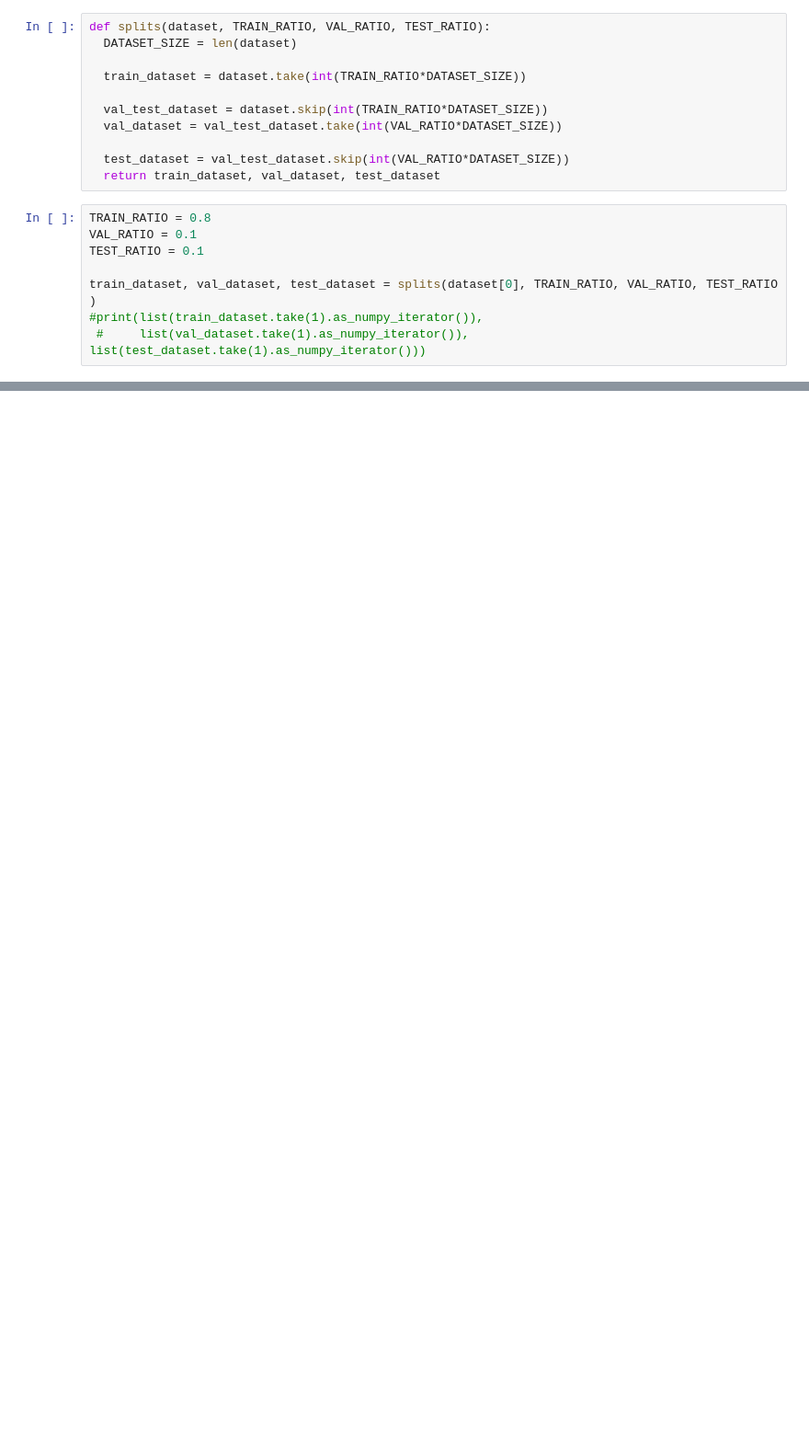
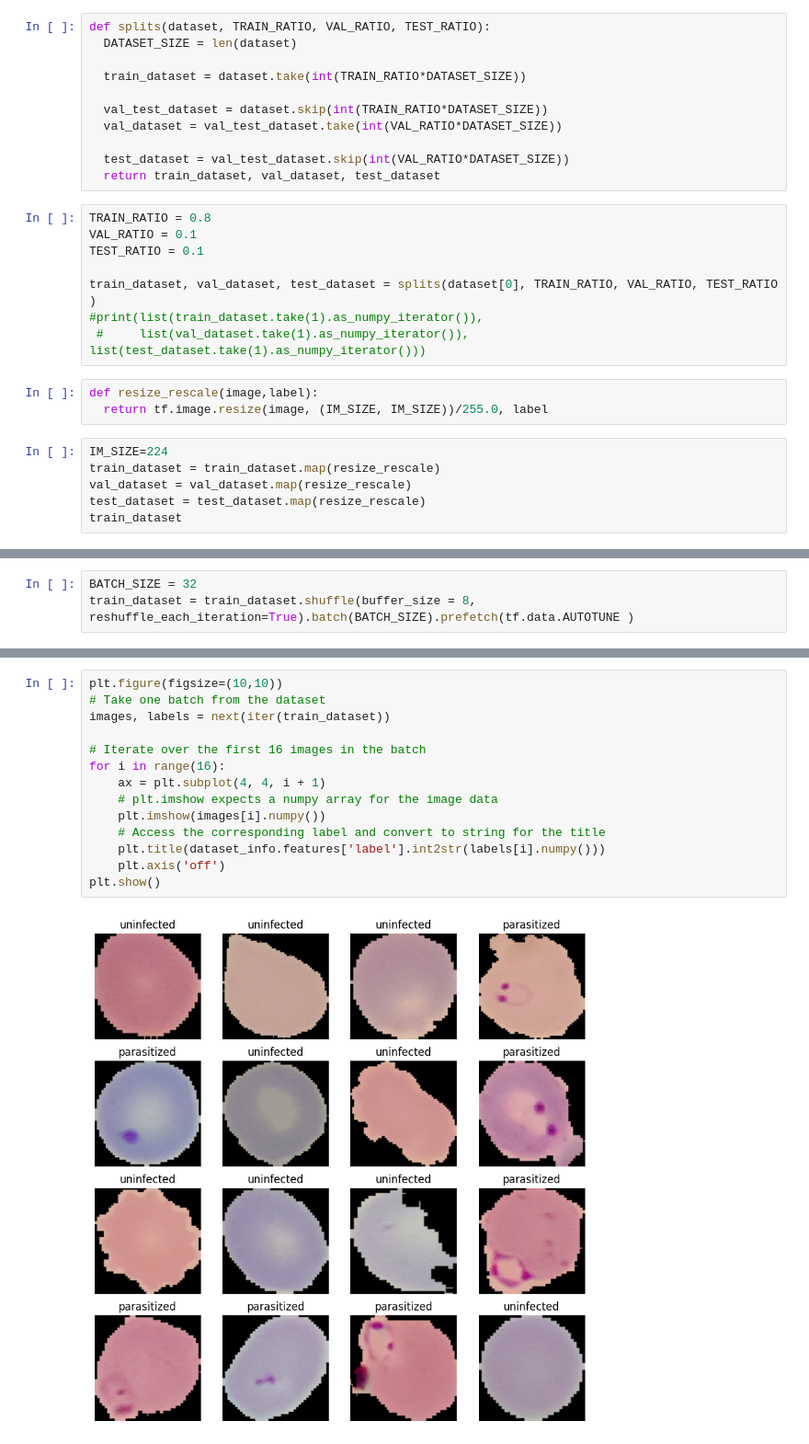
Before and after one commit to sanaullah-developer/tensorflow_practice, a Jupyter notebook: malaria.ipynb, the cells around one changed output, grey strips where cells are left out. Shown at 92% size. Drawn from its saved outputs; the diff is of its cells as text; blank space fills up the shorter version.

```diff
--- a/malaria.ipynb
+++ b/malaria.ipynb
@@ -56,3 +62,12 @@ TEST_RATIO = 0.1
 train_dataset, val_dataset, test_dataset = splits(dataset[0], TRAIN_RATIO, VAL_RATIO, TEST_RATIO )
 #print(list(train_dataset.take(1).as_numpy_iterator()),
  #     list(val_dataset.take(1).as_numpy_iterator()), list(test_dataset.take(1).as_numpy_iterator()))
+# %%
+def resize_rescale(image,label):
+  return tf.image.resize(image, (IM_SIZE, IM_SIZE))/255.0, label
+# %%
+IM_SIZE=224
+train_dataset = train_dataset.map(resize_rescale)
+val_dataset = val_dataset.map(resize_rescale)
+test_dataset = test_dataset.map(resize_rescale)
+train_dataset
@@ -58,0 +76,3 @@ train_dataset, val_dataset, test_dataset = splits(dataset[0], TRAIN_RATIO, VAL_R
+# %%
+BATCH_SIZE = 32
+train_dataset = train_dataset.shuffle(buffer_size = 8, reshuffle_each_iteration=True).batch(BATCH_SIZE).prefetch(tf.data.AUTOTUNE )
@@ -62,0 +85,16 @@ train_dataset
+# %%
+plt.figure(figsize=(10,10))
+# Take one batch from the dataset
+images, labels = next(iter(train_dataset))
+
+# Iterate over the first 16 images in the batch
+for i in range(16):
+    ax = plt.subplot(4, 4, i + 1)
+    # plt.imshow expects a numpy array for the image data
+    plt.imshow(images[i].numpy())
+    # Access the corresponding label and convert to string for the title
+    plt.title(dataset_info.features['label'].int2str(labels[i].numpy()))
+    plt.axis('off')
+plt.show()
+# %% [output]
+[figure, added]
```
Also changed, not shown: parts of 25 cells of this notebook.
